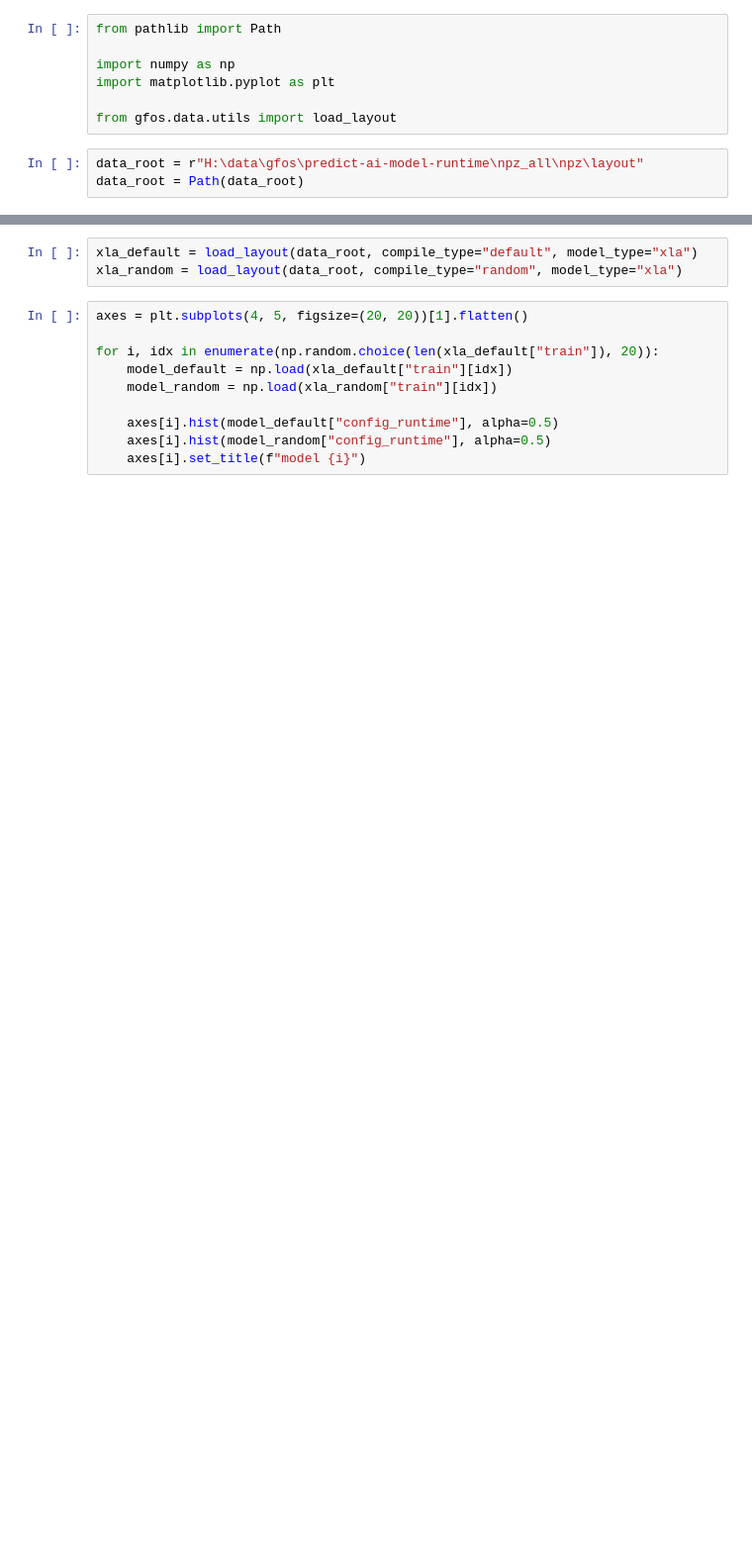
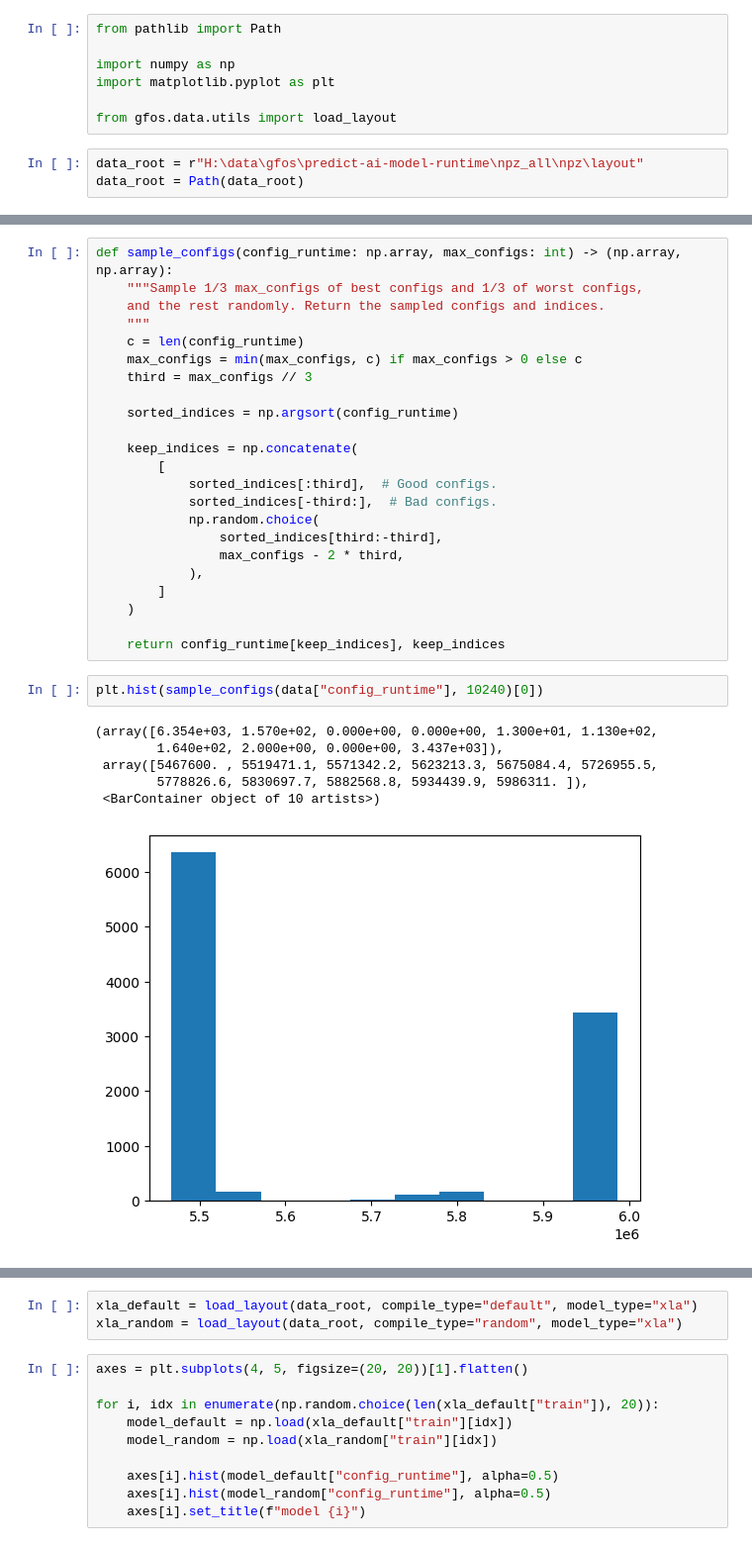
Before and after one commit to edenni/gfos, a Jupyter notebook: notebooks/data/check_dist.ipynb, the cells around one changed output, grey strips where cells are left out. Shown: that part at 99% size. Cells and saved outputs as stored; diff of their text form; blank space fills up the shorter version.

```diff
--- a/notebooks/data/check_dist.ipynb
+++ b/notebooks/data/check_dist.ipynb
@@ -10,0 +34,32 @@ data_root = Path(data_root)
+# %%
+def sample_configs(config_runtime: np.array, max_configs: int) -> (np.array, np.array):
+    """Sample 1/3 max_configs of best configs and 1/3 of worst configs,
+    and the rest randomly. Return the sampled configs and indices.
+    """
+    c = len(config_runtime)
+    max_configs = min(max_configs, c) if max_configs > 0 else c
+    third = max_configs // 3
+
+    sorted_indices = np.argsort(config_runtime)
+
+    keep_indices = np.concatenate(
+        [
+            sorted_indices[:third],  # Good configs.
+            sorted_indices[-third:],  # Bad configs.
+            np.random.choice(
+                sorted_indices[third:-third],
+                max_configs - 2 * third,
+            ),
+        ]
+    )
+
+    return config_runtime[keep_indices], keep_indices
+# %%
+plt.hist(sample_configs(data["config_runtime"], 10240)[0])
+# %% [output]
+(array([6.354e+03, 1.570e+02, 0.000e+00, 0.000e+00, 1.300e+01, 1.130e+02,
+        1.640e+02, 2.000e+00, 0.000e+00, 3.437e+03]),
+ array([5467600. , 5519471.1, 5571342.2, 5623213.3, 5675084.4, 5726955.5,
+        5778826.6, 5830697.7, 5882568.8, 5934439.9, 5986311. ]),
+ <BarContainer object of 10 artists>)
+[figure, added]
```
Also changed, not shown: parts of 5 cells of this notebook, 12 other files.
